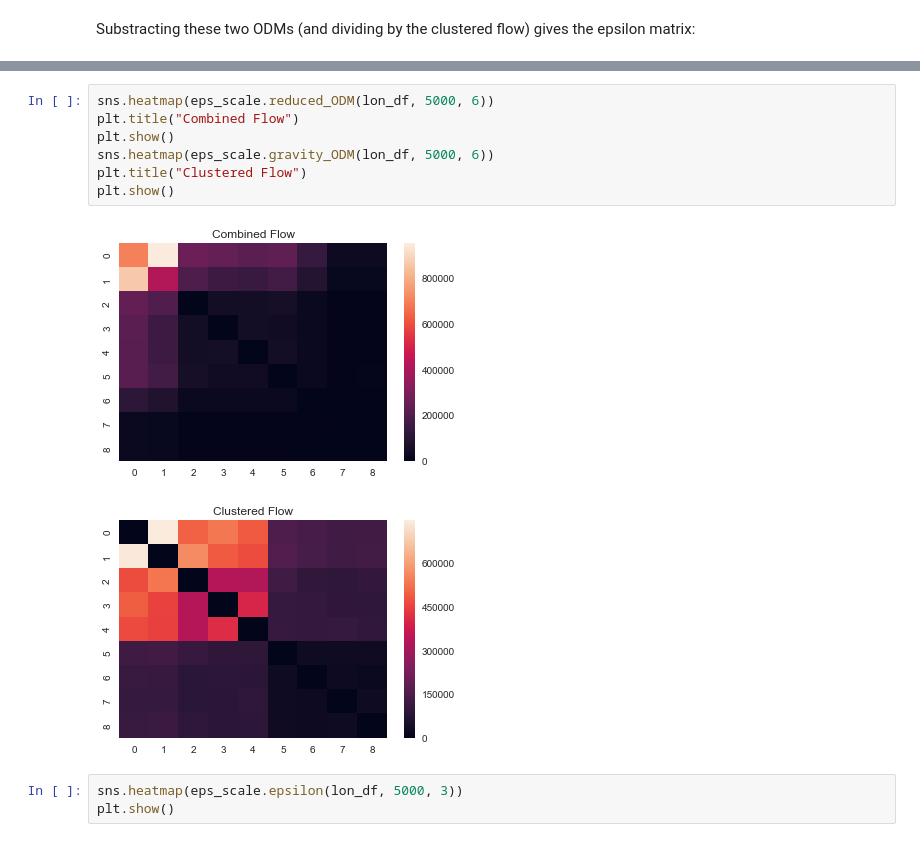
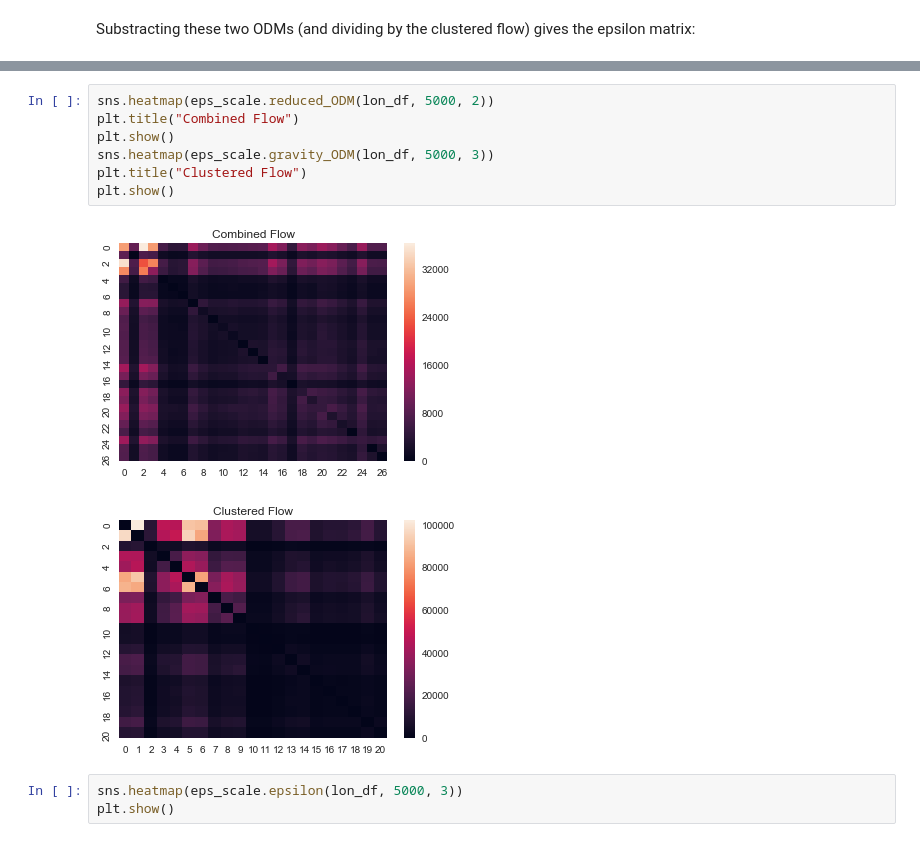
Before and after one commit to jbremz/human_mob, a Jupyter notebook: Notebooks/Ilaria's Log/Week 14.ipynb, the cells around one changed output, grey strips where cells are left out. Cells and saved outputs as stored; diff of their text form.

```diff
--- a/Notebooks/Ilaria's Log/Week 14.ipynb
+++ b/Notebooks/Ilaria's Log/Week 14.ipynb
@@ -61,13 +61,13 @@ plt.show()
 # %%
-sns.heatmap(eps_scale.reduced_ODM(lon_df, 5000, 6))
+sns.heatmap(eps_scale.reduced_ODM(lon_df, 5000, 2))
 plt.title("Combined Flow")
 plt.show()
-sns.heatmap(eps_scale.gravity_ODM(lon_df, 5000, 6))
+sns.heatmap(eps_scale.gravity_ODM(lon_df, 5000, 3))
 plt.title("Clustered Flow")
 plt.show()
 # %% [output]
-[figure, old version]
+[figure, new version]
-[figure, old version]
+[figure, new version]
 # %%
 sns.heatmap(eps_scale.epsilon(lon_df, 5000, 3))
 plt.show()
```
Also changed, not shown: parts of 6 cells of this notebook.
